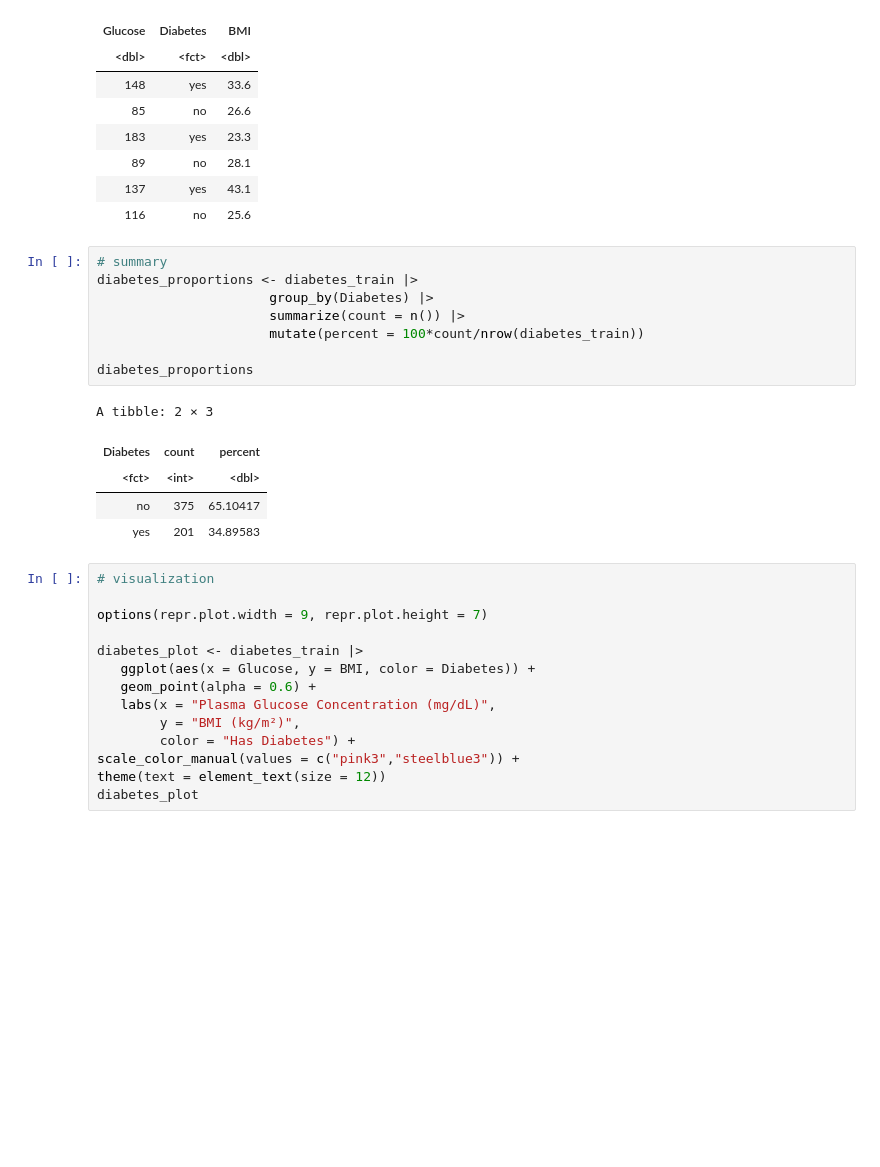
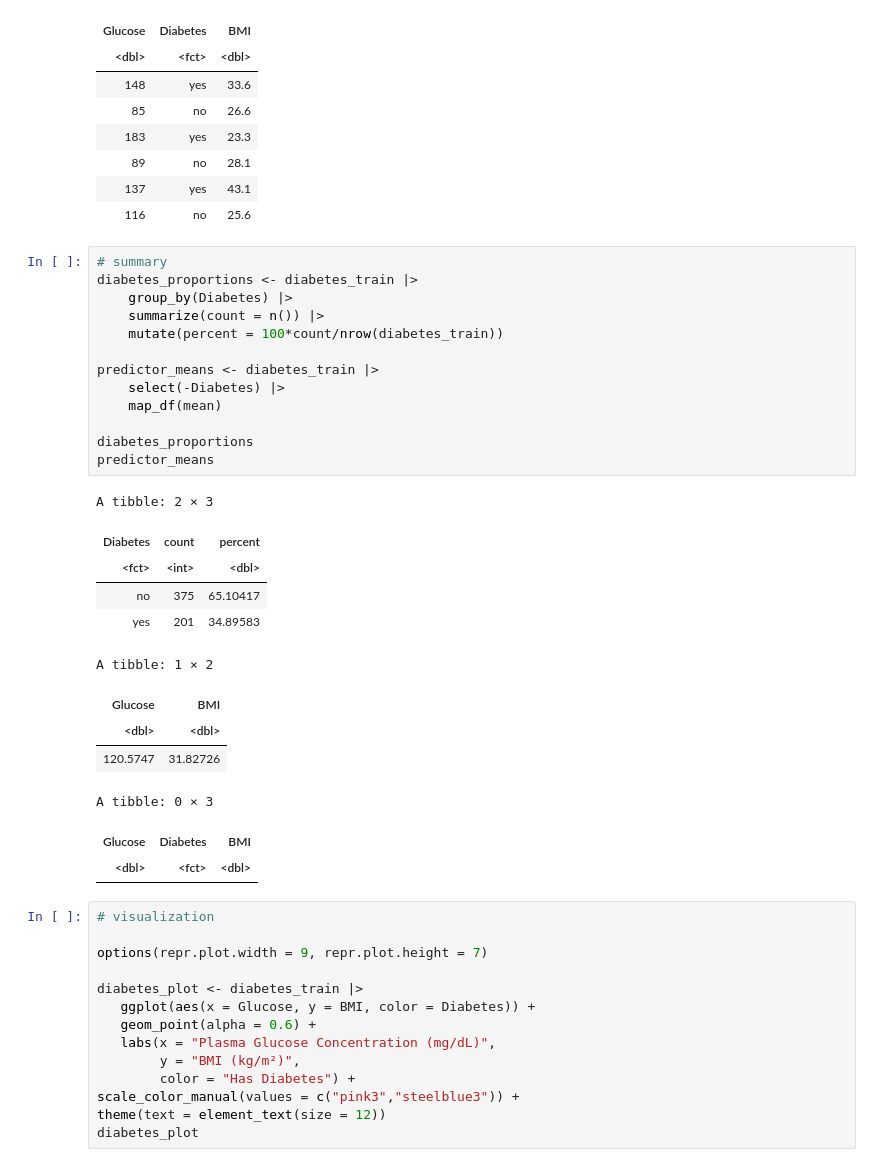
Before and after one commit to asnbl/dsci-100-2023-24W-group-16, a Jupyter notebook: Group project proposal.ipynb, the cells around one changed output. Cells and saved outputs as stored; diff of their text form; blank space fills up the shorter version.

Commit message:
added predictor means

```diff
--- a/Group project proposal.ipynb
+++ b/Group project proposal.ipynb
@@ -70,17 +70,29 @@ A tibble: 6 × 3
 # %%
 # summary
 diabetes_proportions <- diabetes_train |>
-                      group_by(Diabetes) |>
-                      summarize(count = n()) |>
-                      mutate(percent = 100*count/nrow(diabetes_train))
+    group_by(Diabetes) |>
+    summarize(count = n()) |>
+    mutate(percent = 100*count/nrow(diabetes_train))
+
+predictor_means <- diabetes_train |>
+    select(-Diabetes) |>
+    map_df(mean)
 
 diabetes_proportions
+predictor_means
 # %% [output]
 A tibble: 2 × 3
 | Diabetes | count | percent |
 | <fct> | <int> | <dbl> |
 | no | 375 | 65.10417 |
 | yes | 201 | 34.89583 |
+A tibble: 1 × 2
+| Glucose | BMI |
+| <dbl> | <dbl> |
+| 120.5747 | 31.82726 |
+A tibble: 0 × 3
+| Glucose | Diabetes | BMI |
+| <dbl> | <fct> | <dbl> |
 # %%
 # visualization
 
```
